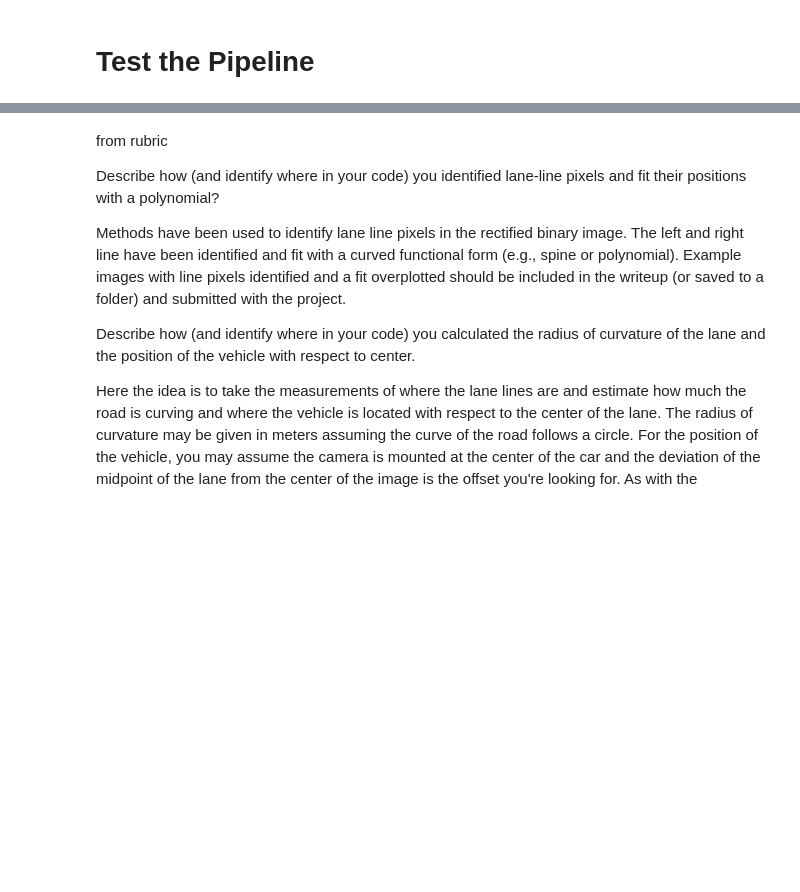
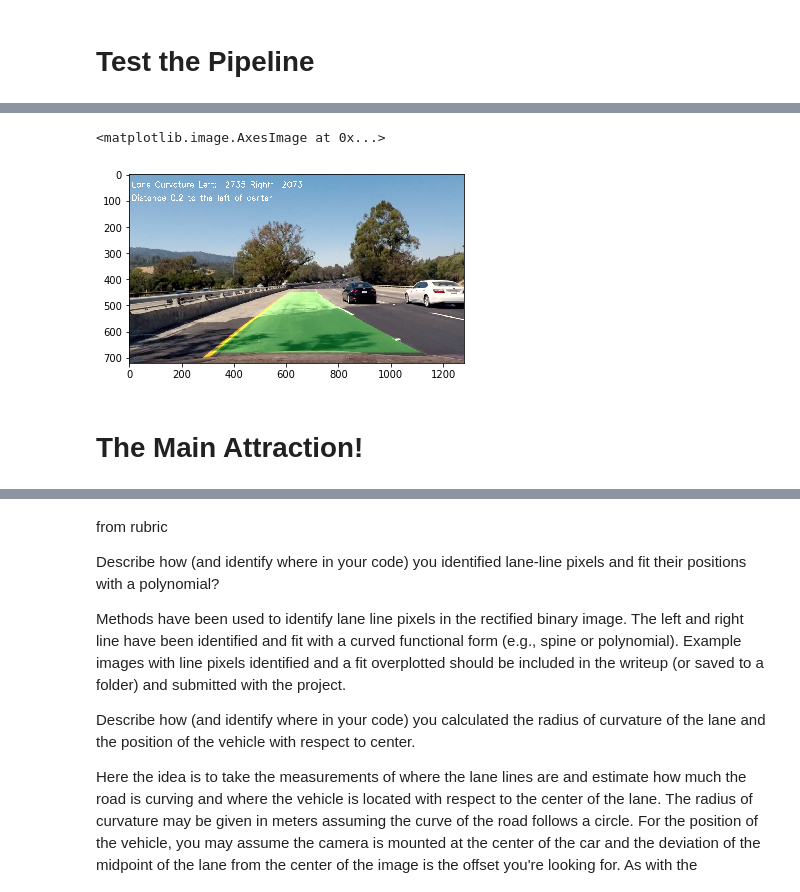
Before and after one commit to rjlutz/CarND-Advanced-Lane-Lines, a Jupyter notebook: Advanced Lane Lines.ipynb, the cells around one changed output, grey strips where cells are left out. Cells and saved outputs as stored; diff of their text form; code cells hidden in the pictures; blank space fills up the shorter version.

```diff
--- a/Advanced Lane Lines.ipynb
+++ b/Advanced Lane Lines.ipynb
@@ -690,0 +503,11 @@ transforming forward camera image to topdown view, img shape = (1280, 720)
+# %%
+# also from "33. Finding the lines" in CardND course module
+left_lane_line = LaneLine()
+right_lane_line = LaneLine()
+out_img, distance = detectLanes(binary_warped, left_lane_line, right_lane_line)
+
+plt.imshow(out_img)
+plt.plot(left_lane_line.xfitted, left_lane_line.y, color='yellow')
+plt.plot(right_lane_line.xfitted, right_lane_line.y, color='yellow')
+plt.xlim(0, 1280)
+plt.ylim(720, 0)
@@ -690,0 +541,3 @@ transforming forward camera image to topdown view, img shape = (1280, 720)
+# %%
+result = backPlot(image, Minv, mtx, dist, binary_warped, left_lane_line, right_lane_line)
+plt.imshow(result)
@@ -690,0 +547,36 @@ transforming forward camera image to topdown view, img shape = (1280, 720)
+# %%
+def process_image(image):
+    # NOTE: return processed image for video processing, below
+    # mtx and dist must already be set globally
+    global left_lane_line
+    global right_lane_line
+
+    font = cv2.FONT_HERSHEY_SIMPLEX
+    fontScale = 1
+    fontColor = (255,255,255)
+    lineType = 2
+
+    binary_warped = forwardCameraToBirdsEye(image)
+    out_img, distance = detectLanes(binary_warped, left_lane_line, right_lane_line)
+    result = backPlot(image, Minv, mtx, dist, binary_warped, left_lane_line, right_lane_line)
+
+    t = "Lane Curvature Left: {0:5.0f} Right: {1:5.0f}". \
+        format(round(left_lane_line.radius_of_curvature, 0),
+               round(right_lane_line.radius_of_curvature, 0))
+    cv2.putText(result, t, (10,50), font, fontScale, fontColor, lineType)
+    side = 'left' if distance >= 0 else 'right'
+    t = "Distance {:.1f} to the {} of center".format(round(abs(distance),1), side)
+    cv2.putText(result, t, (10,100), font, fontScale, fontColor, lineType)
+
+    return result
+# %%
+# unit test the processor
+first_frame = True;
+testImage = mpimg.imread('test_images/test4.jpg')
+result = process_image(testImage)
+plt.imshow(result)
+# %% [output]
+<matplotlib.image.AxesImage at 0x...>
+[figure, added]
+# %% [markdown]
+# The Main Attraction!
```
Also changed, not shown: parts of 44 cells of this notebook, 3 other files.
